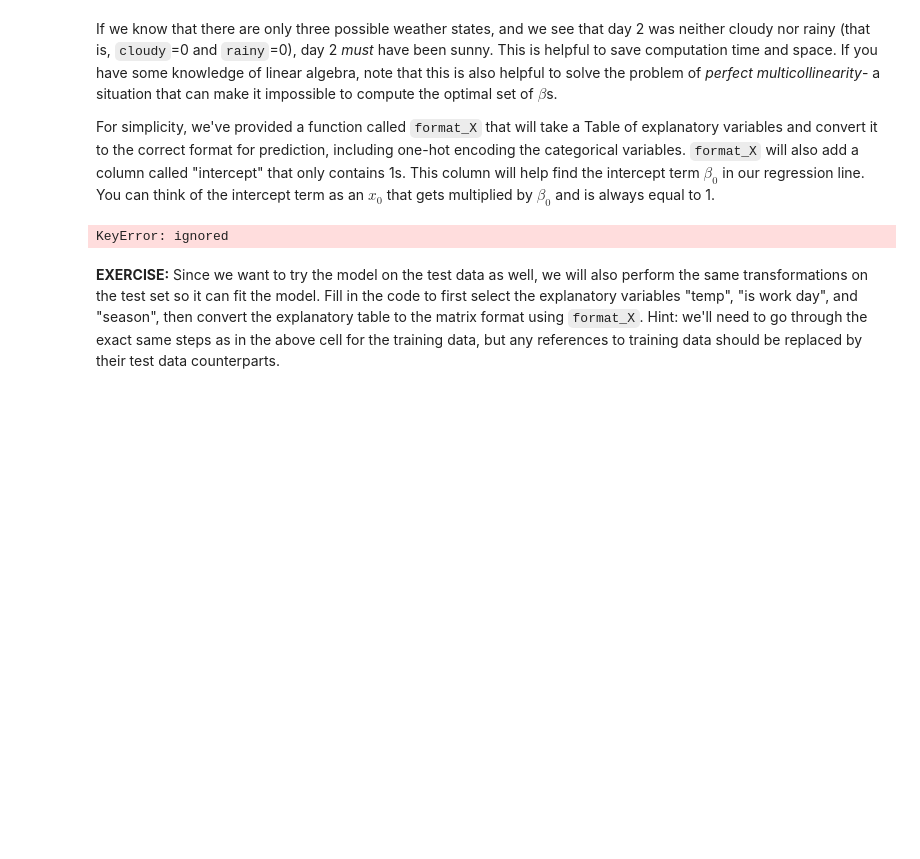
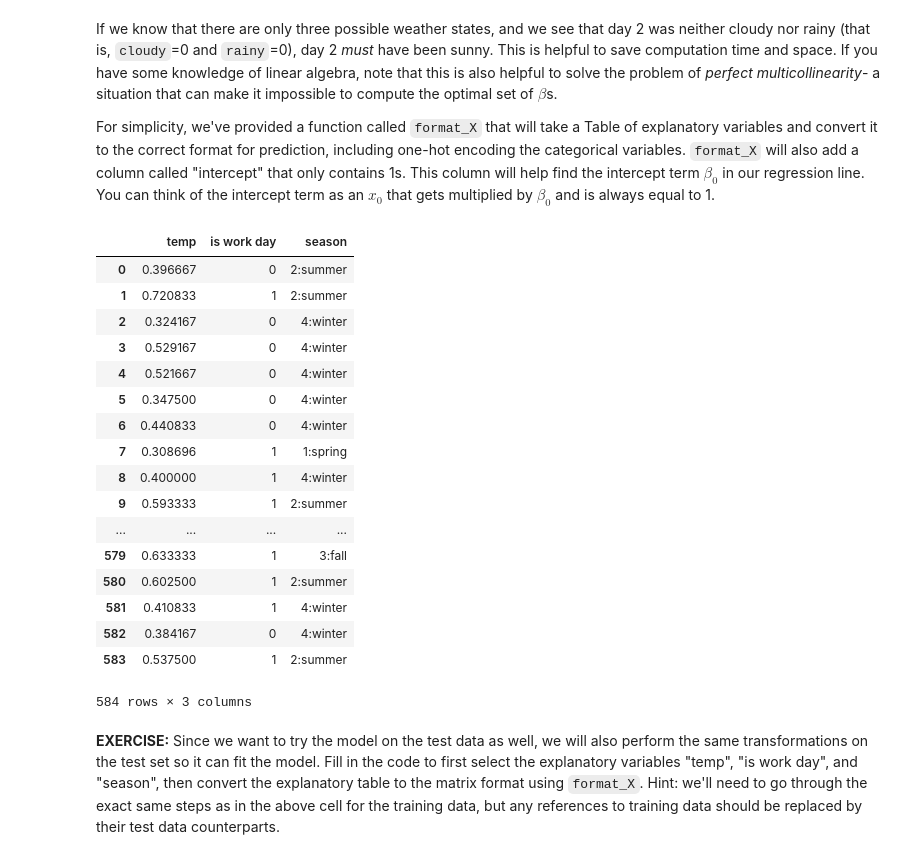
Before and after one commit to ruzbro/datascience, a Jupyter notebook: 03Linear_Regression_Models.ipynb, the cells around one changed output. Saved outputs shown, nothing was run; the diff lists cells and outputs as text; code cells hidden in the pictures; blank space fills up the shorter version.

```diff
--- a/03Linear_Regression_Models.ipynb
+++ b/03Linear_Regression_Models.ipynb
@@ -447,16 +507,33 @@ If we know that there are only three possible weather states, and we see that da
 For simplicity, we've provided a function called `format_X` that will take a Table of explanatory variables and convert it to the correct format for prediction, including one-hot encoding the categorical variables. `format_X` will also add a column called "intercept" that only contains 1s. This column will help find the intercept term $\beta_0$ in our regression line. You can think of the intercept term as an $x_0$ that gets multiplied by $\beta_0$ and is always equal to 1.
 # %%
 # select the explanatory variables to use in a Table
-expl_train = bike_train["temp", "is work day", "season"]
+expl_train = bike_train[["temp", "is work day", "season"]]
 expl_train
 
 # convert the explanatory table to the correct format
-# X_train = format_X(expl_train)
+#X_train = format_X(expl_train)
 
 # show the first five rows of the model inputs
 # X_train.head()
 # %% [output]
+|  | temp | is work day | season |
+| 0 | 0.396667 | 0 | 2:summer |
+| 1 | 0.720833 | 1 | 2:summer |
+| 2 | 0.324167 | 0 | 4:winter |
+| 3 | 0.529167 | 0 | 4:winter |
+| 4 | 0.521667 | 0 | 4:winter |
+| 5 | 0.347500 | 0 | 4:winter |
+| 6 | 0.440833 | 0 | 4:winter |
+| 7 | 0.308696 | 1 | 1:spring |
+| 8 | 0.400000 | 1 | 4:winter |
+| 9 | 0.593333 | 1 | 2:summer |
+| ... | ... | ... | ... |
+| 579 | 0.633333 | 1 | 3:fall |
+| 580 | 0.602500 | 1 | 2:summer |
+| 581 | 0.410833 | 1 | 4:winter |
+| 582 | 0.384167 | 0 | 4:winter |
+| 583 | 0.537500 | 1 | 2:summer |
-KeyError: ignored
+584 rows × 3 columns
 # %% [markdown]
 **EXERCISE:** Since we want to try the model on the test data as well, we will also perform the same transformations on the test set so it can fit the model. Fill in the code to first select the explanatory variables "temp", "is work day", and "season", then convert the explanatory table to the matrix format using `format_X`. Hint: we'll need to go through the exact same steps as in the above cell for the training data, but any references to training data should be replaced by their test data counterparts.
 # %%
```
Also changed, not shown: parts of 13 cells of this notebook.
